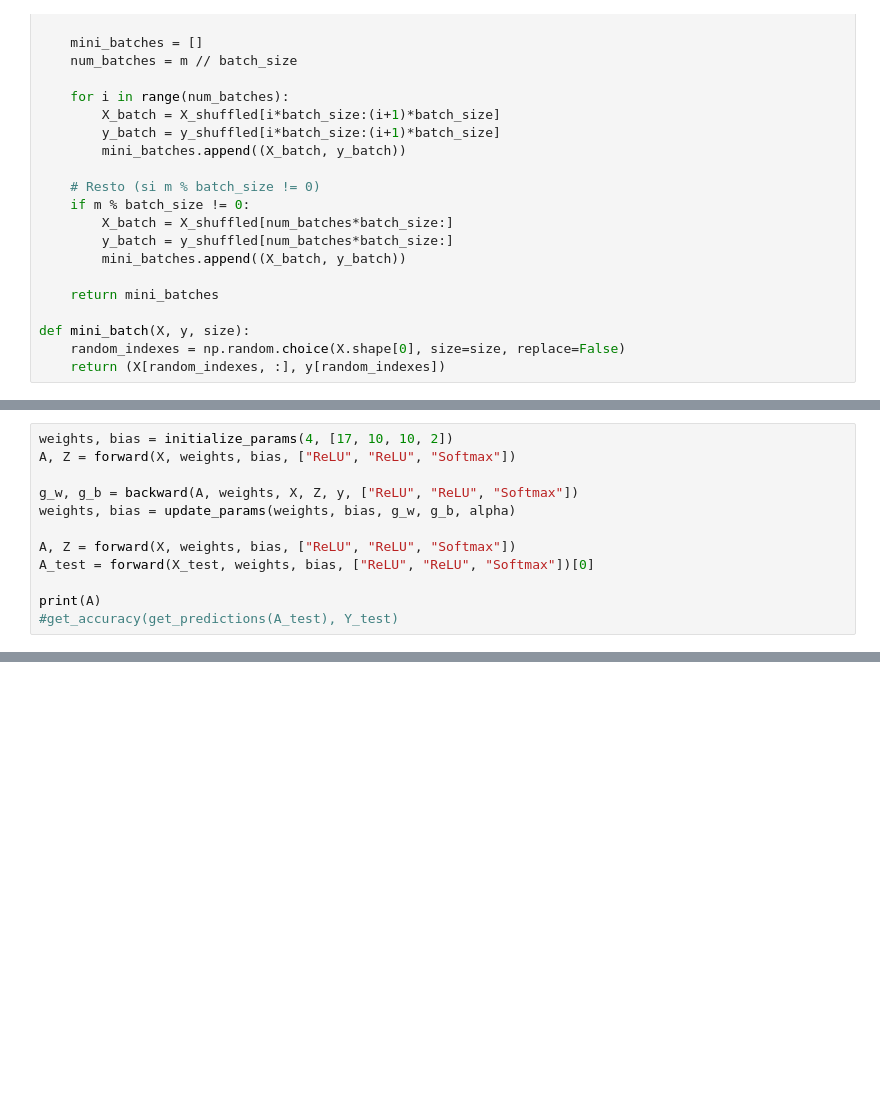
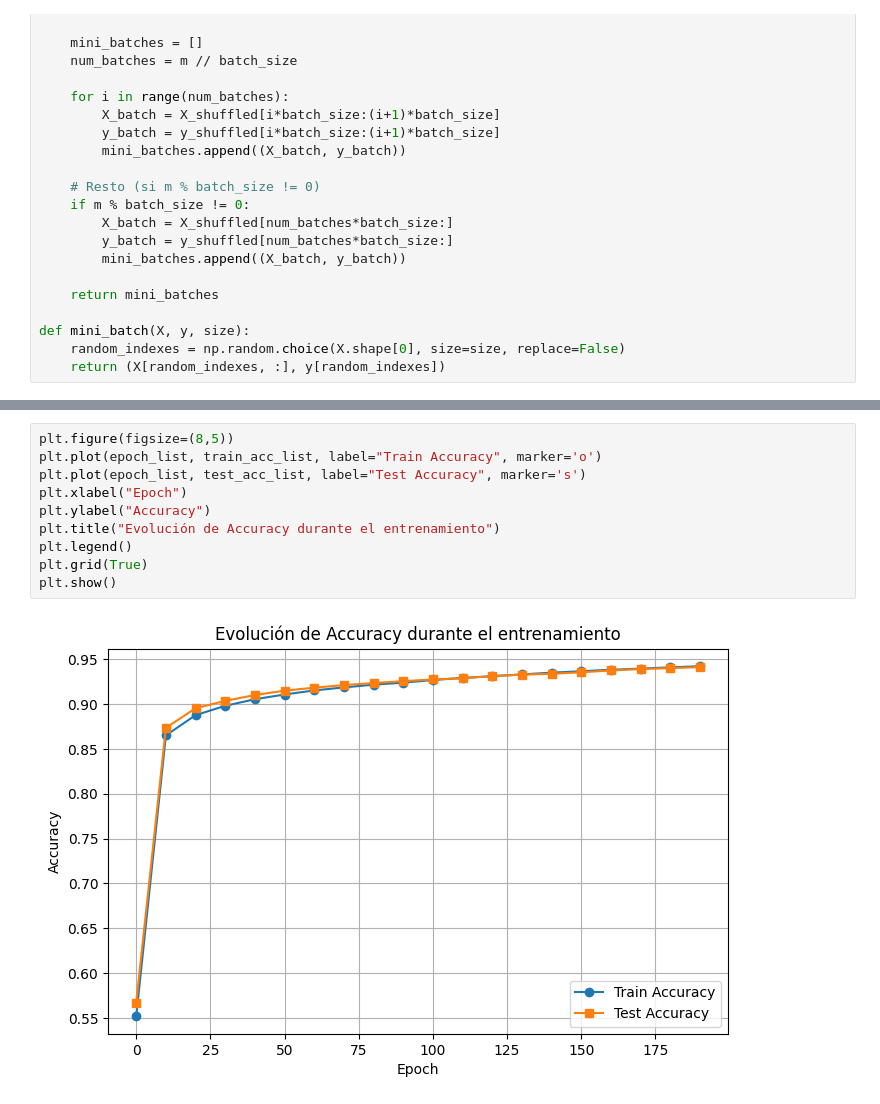
Before and after one commit to Plolw/neural_netwok_from_scratch, a Jupyter notebook: nn_cross_entropy.ipynb, the cells around one changed output, grey strips where cells are left out. Saved outputs shown, nothing was run; the diff lists cells and outputs as text; blank space fills up the shorter version.

```diff
--- a/nn_cross_entropy.ipynb
+++ b/nn_cross_entropy.ipynb
@@ -301,13 +325 @@ plt.show()
-# %%
-weights, bias = initialize_params(4, [17, 10, 10, 2])
-A, Z = forward(X, weights, bias, ["ReLU", "ReLU", "Softmax"])
-
-g_w, g_b = backward(A, weights, X, Z, y, ["ReLU", "ReLU", "Softmax"])
-weights, bias = update_params(weights, bias, g_w, g_b, alpha)
-
-A, Z = forward(X, weights, bias, ["ReLU", "ReLU", "Softmax"])
-A_test = forward(X_test, weights, bias, ["ReLU", "ReLU", "Softmax"])[0]
-
-print(A)
-#get_accuracy(get_predictions(A_test), Y_test)
 # %%
@@ -316,0 +389,12 @@ len(epoch_list)
+# %%
+plt.figure(figsize=(8,5))
+plt.plot(epoch_list, train_acc_list, label="Train Accuracy", marker='o')
+plt.plot(epoch_list, test_acc_list, label="Test Accuracy", marker='s')
+plt.xlabel("Epoch")
+plt.ylabel("Accuracy")
+plt.title("Evolución de Accuracy durante el entrenamiento")
+plt.legend()
+plt.grid(True)
+plt.show()
+# %% [output]
+[figure, added]
```
Also changed, not shown: parts of 10 cells of this notebook.
